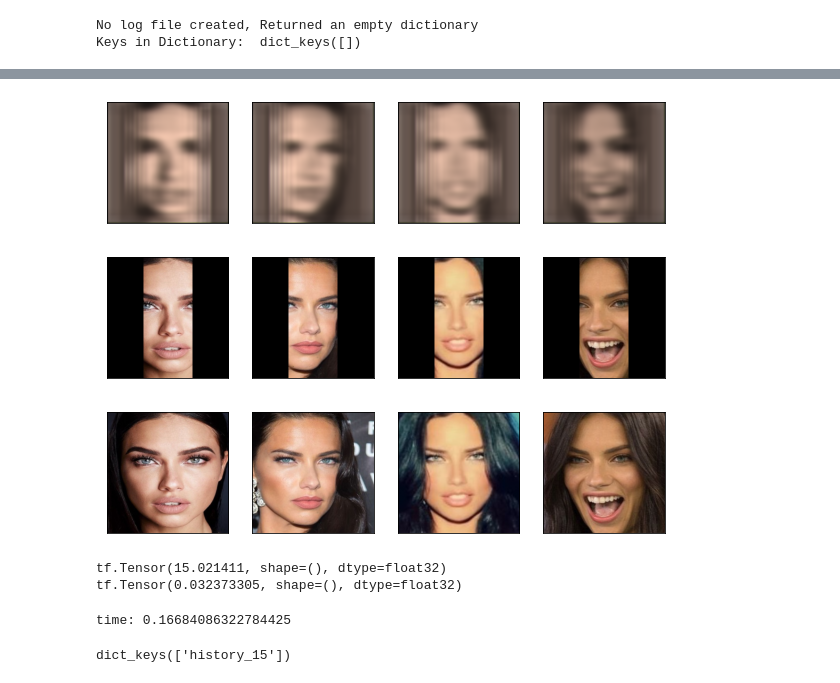
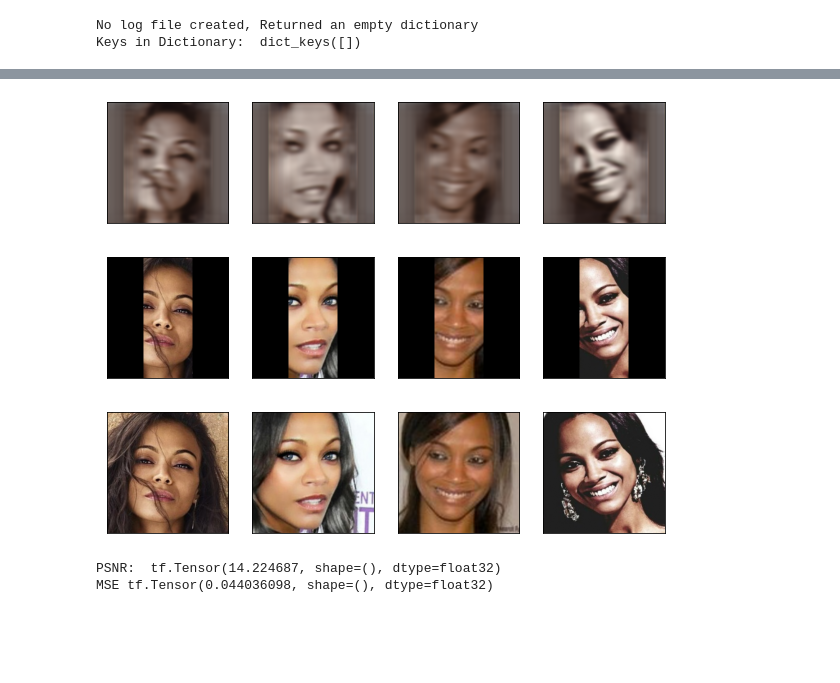
Before and after one commit to CoderSsVartak/Image-Reconstruction, a Jupyter notebook: image_reconstruction.ipynb, the cells around one changed output, grey strips where cells are left out. Saved outputs shown, nothing was run; the diff lists cells and outputs as text; code cells hidden in the pictures; blank space fills up the shorter version.

```diff
--- a/image_reconstruction.ipynb
+++ b/image_reconstruction.ipynb
@@ -495,15 +495,16 @@ def train(**kwargs):
 
 # metrics = [tf.metrics.RootMeanSquaredError]
 batch_size = 128
-epochs = 20
+epochs = 40
 epochs_done = 0
 learning_rate = 0.001
-epsilon = 1e-8
+epsilon = 1e-5
 
 gen_optimizer = tf.keras.optimizers.Adam(learning_rate=learning_rate, epsilon=epsilon)
 disc_optimizer = tf.keras.optimizers.Adam(learning_rate=learning_rate, epsilon=epsilon)
 
 save_after = 5
+train_disc_after = 3
 
 gen_loss = generator_loss
 disc_loss = discriminator_loss
@@ -514,7 +515,7 @@ loss = (gen_loss, disc_loss)
 mask_compliment = 1 - mask
 accuracy_function = psnr
 
-logs = load_logs(logfile_name='/lgs.pickle')
+logs = load_logs(logfile_name='logs.pickle')
 print("Keys in Dictionary: ", logs.keys())
 try:
     print("Length: ", len(logs['generator_loss']))
@@ -535,17 +536,17 @@ disc_model.compile(optimizer=disc_optimizer, loss=disc_loss)
 #                    mask_compliment, accuracy_function,
 #                    save_after, checkpoint_function,
 
-gen_model, disc_model, history = train(train_data=train_data,
-                                       test_data = test_data,
-                                       epochs=epochs, epochs_done=epochs_done,
-                                       train_disc_after=3,
-                                       batch_size=batch_size,
-                                       loss=(gen_loss, disc_loss),
-                                       optimizer=(gen_optimizer, disc_optimizer),
-                                       mask_compliment=mask_compliment,
-                                       metric=accuracy_function,
-                                       save_after=save_after, save_model=save_model,
-                                       history=logs, save_logs=save_logs)
+train(train_data=train_data,
+      test_data = test_data,
+      epochs=epochs, epochs_done=epochs_done,
+      train_disc_after=train_disc_after,
+      batch_size=batch_size,
+      loss=(gen_loss, disc_loss),
+      optimizer=(gen_optimizer, disc_optimizer),
+      mask_compliment=mask_compliment,
+      metric=accuracy_function,
+      save_after=save_after, save_model=save_model,
+      history=logs, save_logs=save_logs)
 
 
 # Save the final model and the logs
@@ -557,4 +558,6 @@ gen_model, disc_model, history = train(train_data=train_data,
 #           previous_logs=history,
 #           logfile_name='logs.pickle',
 #           keys=history.keys())
+
+logs = load_logs(logfile_name=f'logs_{epochs+epochs_done}epochs.pickle')
 # %% [output]
@@ -563,19 +582,16 @@ Epoch 1/20 ==>
 # %%
-gen_imgs = gen_model.predict(masked_images[: 4])
+start = np.random.randint(600, 630)
+end = start + 4
+
+gen_imgs = gen_model.predict(masked_images[start: end])
 plot(gen_imgs, figsize=(10, 10))
-plot(masked_images[: 4], figsize=(10, 10))
-plot(images[: 4], figsize=(10, 10))
-print(psnr(images[: 4], gen_imgs))
-print(mse(images[: 4], gen_imgs))
+plot(masked_images[start: end], figsize=(10, 10))
+plot(images[start: end], figsize=(10, 10))
+print("PSNR: ", psnr(images[start: end], gen_imgs))
+print("MSE", mse(images[start: end], gen_imgs))
 # %% [output]
-[figure, old version]
+[figure, new version]
-[figure, old version]
+[figure, new version]
-[figure, old version]
+[figure, new version]
-tf.Tensor(15.021411, shape=(), dtype=float32)
-tf.Tensor(0.032373305, shape=(), dtype=float32)
+PSNR:  tf.Tensor(14.224687, shape=(), dtype=float32)
+MSE tf.Tensor(0.044036098, shape=(), dtype=float32)
-# %%
-start = time.time()
-time.sleep(10)
-print(f'time: {(time.time()-start)/60}')
-# %% [output]
-time: 0.16684086322784425
@@ -589,5 +597,0 @@ with open('logs.pickle', 'wb') as file:
-# %%
-with open('logs.pickle', 'rb') as file:
-    print(pickle.load(file).keys())
-# %% [output]
-dict_keys(['history_15'])
```
Also changed, not shown: parts of 11 cells of this notebook.
